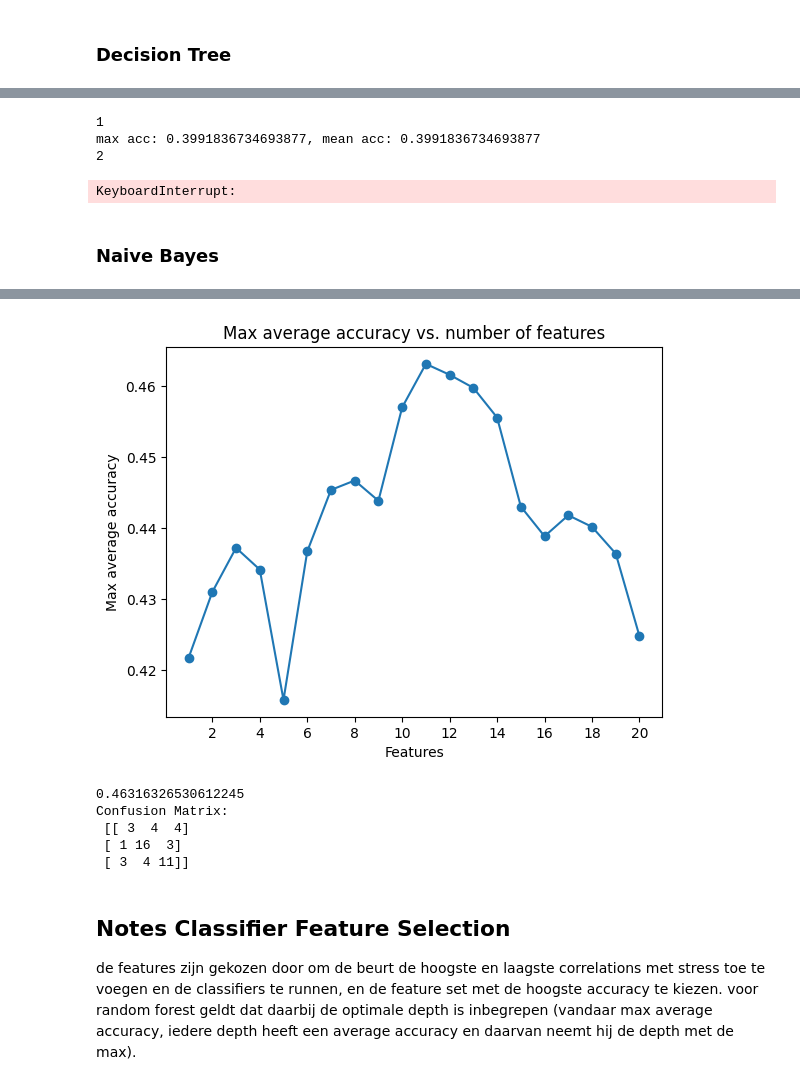
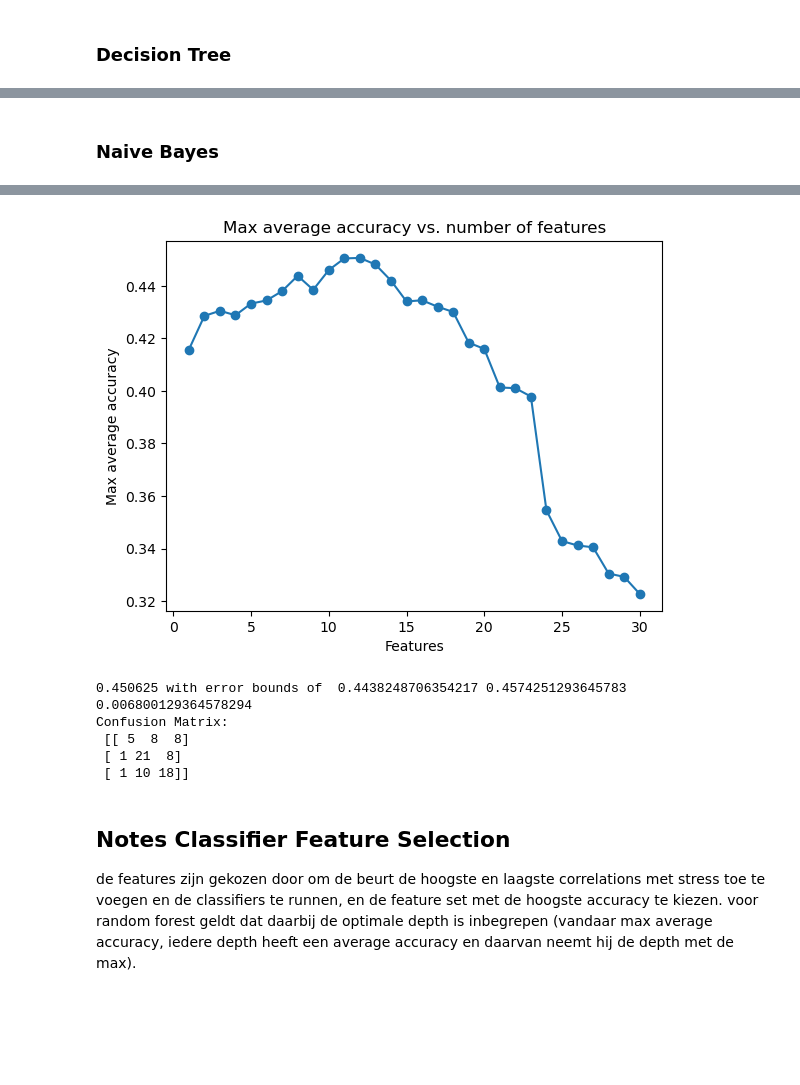
Before and after one commit to MikkoBra/Data-Mining-Techniques, a Jupyter notebook: DMT_Marinde_Mikko.ipynb, the cells around one changed output, grey strips where cells are left out. Saved outputs shown, nothing was run; the diff lists cells and outputs as text; code cells hidden in the pictures; blank space fills up the shorter version.

```diff
--- a/DMT_Marinde_Mikko.ipynb
+++ b/DMT_Marinde_Mikko.ipynb
@@ -704,8 +700,8 @@ def k_fold(X, y, max_iter=30, stop_early=True, random_forest=True):
     while d <= max_iter:
         print(d)
         scores = []
-        for j in range(100):
-            X_train, X_test, y_train, y_test = train_test_split(X, y, test_size=0.2, random_state=j)
+        for j in range(300):
+            X_train, X_test, y_train, y_test = train_test_split(X, y, test_size=0.33, random_state=j)
             if(random_forest):
                 clf = RandomForestClassifier(max_depth=d, n_estimators=50, random_state=j)
             else:
@@ -741,21 +737,14 @@ def feature_selection(df, pos_correlations, neg_correlations, random_forest=True
     max_accs = []
     best_acc = 0
     i = 0
-    while i < len(pos_correlations.index):
-        col = pos_correlations.index[i]
+    while i < len(abs_corr.index):
+        col = abs_corr.index[i]
         predictors.append(col)
         num_predictors.append(len(predictors))
         X = df[predictors]
         lower_bounds, upper_bounds, accuracies, max_acc = k_fold(X, y, random_forest=random_forest)
         max_accs.append(max_acc)
         print(f'Attributes: {predictors}, Accuracy: {max_acc}')
-        col = neg_correlations.index[i]
-        predictors.append(col)
-        num_predictors.append(len(predictors))
-        X = df[predictors]
-        lower_bounds, upper_bounds, accuracies, max_acc = k_fold(X, y)
-        max_accs.append(max_acc)
-        print(f'Attributes: {predictors}, Accuracy: {max_acc}')
         i += 1
     return num_predictors, max_accs
 # %%
@@ -794,8 +805,10 @@ plt.show()
 # %%
-X = classifier_df[['bedtime', 'sports', 'gender_other', 'gender_male', 'information_retrieval_unknown', 'chatgpt_yes',
+X_idk = classifier_df[['bedtime', 'sports', 'gender_other', 'gender_male', 'information_retrieval_unknown', 'chatgpt_yes',
                    'chatgpt_not willing to say', 'information_retrieval_yes']]
+X_new = classifier_df[['sports', 'bedtime', 'gender_male', 'gender_other', 'chatgpt_yes', 'information_retrieval_unknown', 'chatgpt_not willing to say', 'information_retrieval_yes']]
+
 y = classifier_df['stress']
-lower_bounds, upper_bounds, accuracies, max_acc = k_fold(X, y, stop_early=False)
+lower_bounds, upper_bounds, accuracies, max_acc = k_fold(X_new, y, stop_early=False)
 
 plt.fill_between(range(1, len(accuracies)+1), lower_bounds, upper_bounds, color='gray', alpha=0.3, label='95% Confidence Interval')
 plt.plot(range(1, len(accuracies)+1), accuracies, marker='o')
@@ -804,16 +817,12 @@ plt.xlabel("Max Depth")
 plt.ylabel("Average accuracy")
 plt.legend()
 plt.show()
-# %% [output]
-1
-max acc: 0.3991836734693877, mean acc: 0.3991836734693877
-2
-KeyboardInterrupt:
 # %% [markdown]
 ### Naive Bayes
 # %%
 features = ['gender_male', 'sports', 'bedtime', 'chatgpt_yes', 'chatgpt_not willing to say', 'gender_other',
        'information_retrieval_yes']
+
 target = 'stress'
 
 def naive_bayes(df, features, target):
@@ -821,7 +830,7 @@ def naive_bayes(df, features, target):
     for i in range(200):
         X = df[features]
         y = df[target]
-        X_train, X_test, y_train, y_test = train_test_split(X, y, test_size=0.2, random_state=i)
+        X_train, X_test, y_train, y_test = train_test_split(X, y, test_size=0.33, random_state=i)
         gnb = GaussianNB()
         gnb.fit(X_train, y_train)
         y_pred = gnb.predict(X_test)
@@ -829,29 +838,26 @@ def naive_bayes(df, features, target):
         average_accuracy.append(acc)
     return average_accuracy, y_test, y_pred
 
-def feature_selection(df, pos_correlations, neg_correlations):
+def feature_selection(df, abs_corr, random_forest=False):
+    y = df['stress']
     predictors = []
     num_predictors = []
     max_accs = []
     best_acc = 0
     i = 0
-    while i < len(pos_correlations.index):
-        col = pos_correlations.index[i]
+    while i < len(abs_corr.index):
+        col = abs_corr.index[i]
         predictors.append(col)
         num_predictors.append(len(predictors))
+        X = df[predictors]
         average_accuracy, _, _ = naive_bayes(df, predictors, 'stress')
-        max_accs.append(np.mean(average_accuracy))
-        print(f'Attributes: {predictors}, Accuracy: {np.mean(average_accuracy)}')
-        col = neg_correlations.index[i]
-        predictors.append(col)
-        num_predictors.append(len(predictors))
-        average_accuracy, _, _ = naive_bayes(df, predictors, 'stress')
-        max_accs.append(np.mean(average_accuracy))
-        print(f'Attributes: {predictors}, Accuracy: {np.mean(average_accuracy)}')
+        max_acc = np.mean(average_accuracy)
+        max_accs.append(max_acc)
+        print(f'Attributes: {predictors}, Accuracy: {max_acc}')
         i += 1
     return num_predictors, max_accs
 
-num_predictors, max_accs = feature_selection(classifier_df, pos_correlations, neg_correlations)
+num_predictors, max_accs = feature_selection(classifier_df, abs_corr)
 plt.plot(num_predictors, max_accs, marker='o')
 plt.title("Max average accuracy vs. number of features")
 plt.xlabel("Features")
@@ -883,18 +886,27 @@ Attributes: ['bedtime', 'sports', 'gender_other', 'gender_male', 'information_re
-[figure, old version]
+[figure, new version]
 # %%
-features = ['bedtime', 'sports', 'gender_other', 'gender_male', 'information_retrieval_unknown', 'chatgpt_yes',
-            'chatgpt_not willing to say', 'information_retrieval_yes', 'gender_female', 'machine_learning_yes', 'machine_learning_no']
+features = ['sports', 'bedtime', 'gender_male', 'gender_other', 'chatgpt_yes', 'information_retrieval_unknown', 'chatgpt_not willing to say', 'information_retrieval_yes', 'gender_female', 'machine_learning_yes', 'machine_learning_no', 'databases_yes']
+
+X = classifier_df[['bedtime', 'sports', 'gender_other', 'gender_male', 'information_retrieval_unknown', 'chatgpt_yes',
+                   'chatgpt_not willing to say', 'information_retrieval_yes']]
+
 target = 'stress'
 average_accuracy, y_test, y_pred = naive_bayes(classifier_df, features, 'stress')
 mean_accuracy = np.mean(average_accuracy)
-print(mean_accuracy)
+ci = 1.96 * np.std(average_accuracy)/np.sqrt(len(average_accuracy))
+
+low = mean_accuracy - ci
+up = mean_accuracy + ci
+print(mean_accuracy,'with error bounds of ',low,up)
+print(ci)
 print("Confusion Matrix:\n", confusion_matrix(y_test, y_pred))
 # %% [output]
-0.46316326530612245
+0.450625 with error bounds of  0.4438248706354217 0.4574251293645783
+0.006800129364578294
 Confusion Matrix:
- [[ 3  4  4]
- [ 1 16  3]
- [ 3  4 11]]
+ [[ 5  8  8]
+ [ 1 21  8]
+ [ 1 10 18]]
 # %% [markdown]
 ## Notes Classifier Feature Selection
 de features zijn gekozen door om de beurt de hoogste en laagste correlations met stress toe te voegen en de classifiers te runnen, en de feature set met de hoogste accuracy te kiezen. voor random forest geldt dat daarbij de optimale depth is inbegrepen (vandaar max average accuracy, iedere depth heeft een average accuracy en daarvan neemt hij de depth met de max).
```
Also changed, not shown: parts of 5 cells of this notebook, 7 other files.
